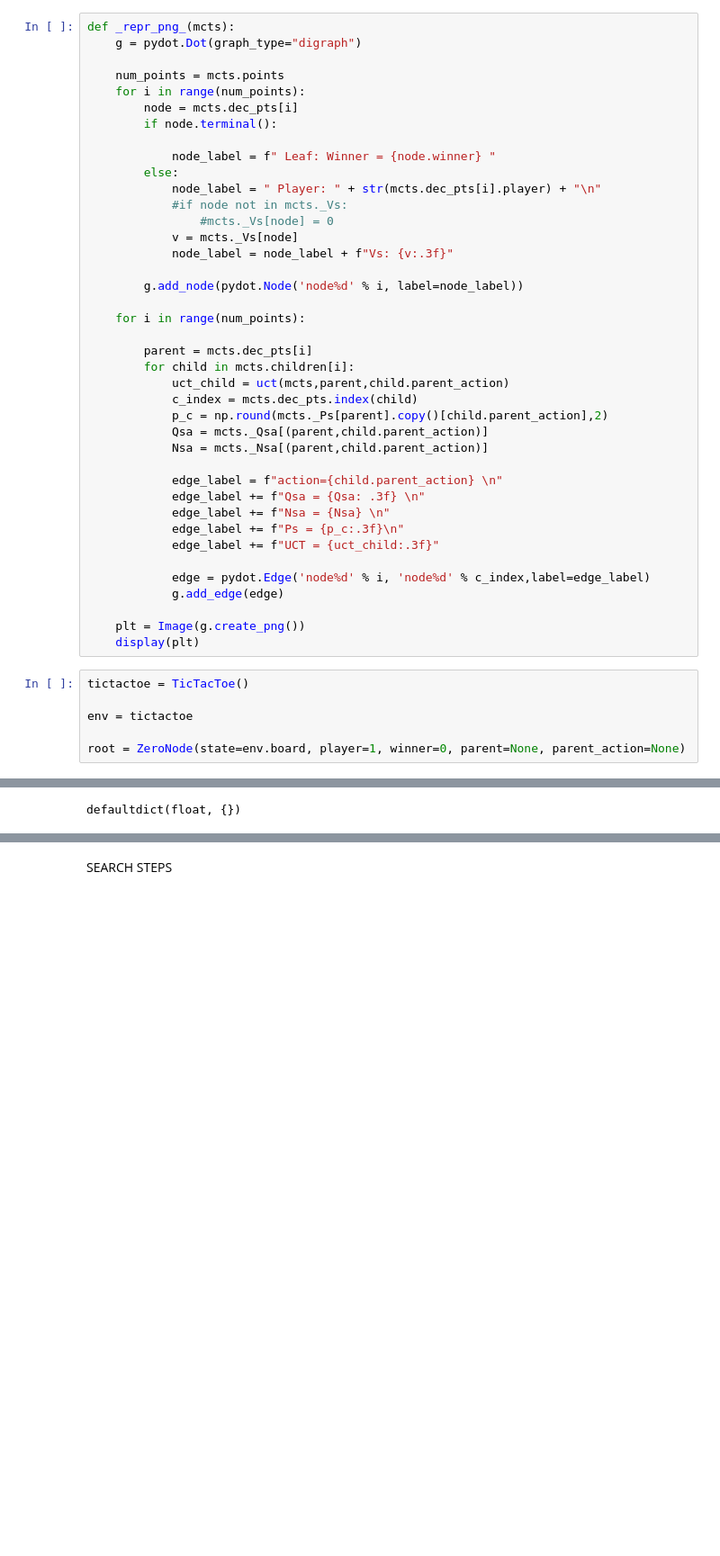
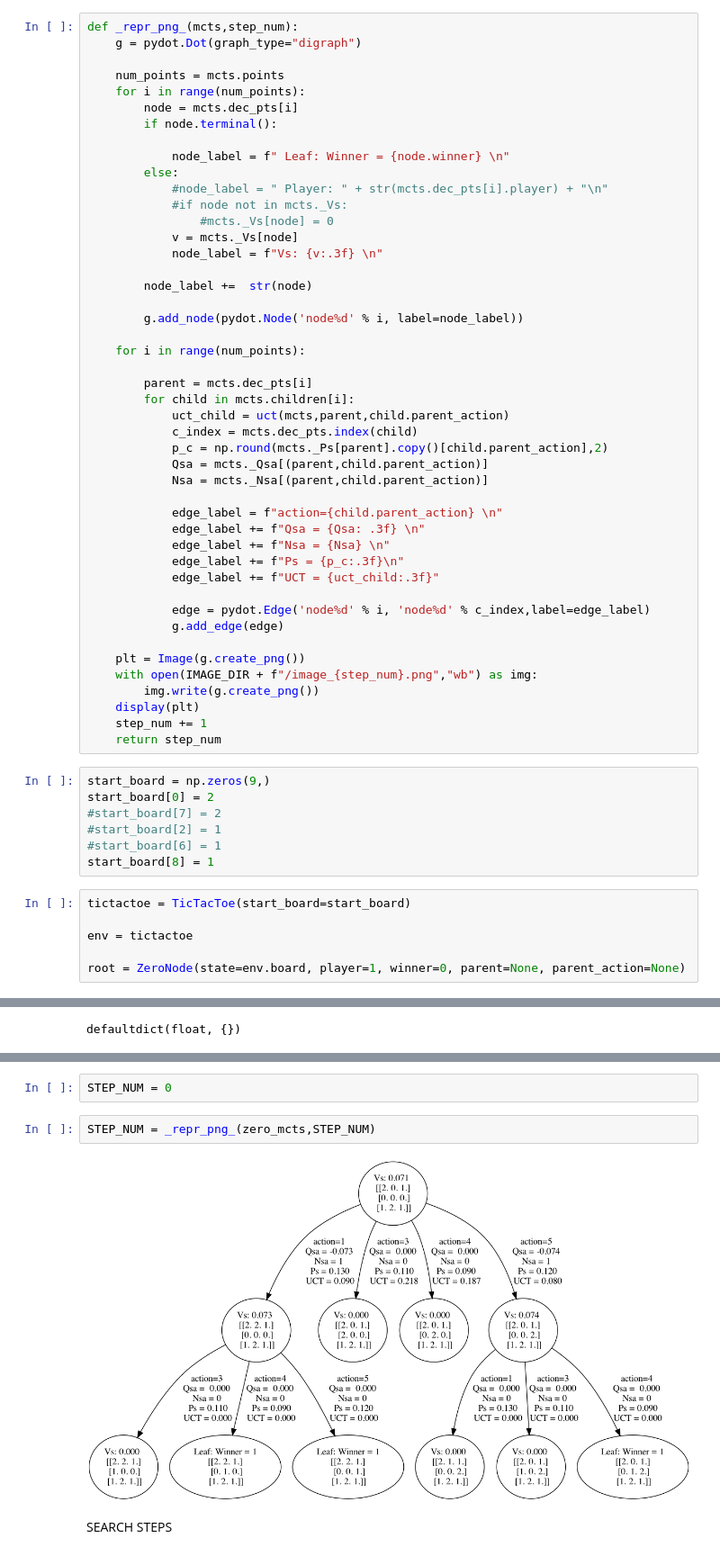
Before and after one commit to DavidRSeWell/VikingZero, a Jupyter notebook: notebooks/step_tutorial.ipynb, the cells around one changed output, grey strips where cells are left out. Shown at 90% size. Cells and saved outputs as stored; diff of their text form; blank space fills up the shorter version.

Commit message:
Just adding graphic

```diff
--- a/notebooks/step_tutorial.ipynb
+++ b/notebooks/step_tutorial.ipynb
@@ -32,5 +39,5 @@ def uct(mcts,node,a):
 # %%
-def _repr_png_(mcts):
+def _repr_png_(mcts,step_num):
     g = pydot.Dot(graph_type="digraph")
 
     num_points = mcts.points
@@ -38,13 +45,15 @@ def _repr_png_(mcts):
         node = mcts.dec_pts[i]
         if node.terminal():
 
-            node_label = f" Leaf: Winner = {node.winner} "
+            node_label = f" Leaf: Winner = {node.winner} \n"
         else:
-            node_label = " Player: " + str(mcts.dec_pts[i].player) + "\n"
+            #node_label = " Player: " + str(mcts.dec_pts[i].player) + "\n"
             #if node not in mcts._Vs:
                 #mcts._Vs[node] = 0
             v = mcts._Vs[node]
-            node_label = node_label + f"Vs: {v:.3f}"
+            node_label = f"Vs: {v:.3f} \n"
+
+        node_label +=  str(node)
 
         g.add_node(pydot.Node('node%d' % i, label=node_label))
 
@@ -68,9 +77,20 @@ def _repr_png_(mcts):
             g.add_edge(edge)
 
     plt = Image(g.create_png())
+    with open(IMAGE_DIR + f"/image_{step_num}.png","wb") as img:
+        img.write(g.create_png())
     display(plt)
+    step_num += 1
+    return step_num
+# %%
+start_board = np.zeros(9,)
+start_board[0] = 2
+#start_board[7] = 2
+#start_board[2] = 1
+#start_board[6] = 1
+start_board[8] = 1
 # %%
-tictactoe = TicTacToe()
+tictactoe = TicTacToe(start_board=start_board)
 
 env = tictactoe
 
@@ -109,3 +134,9 @@ _repr_png_(zero_mcts)
+# %%
+STEP_NUM = 0
+# %%
+STEP_NUM = _repr_png_(zero_mcts,STEP_NUM)
+# %% [output]
+[figure, added]
 # %% [markdown]
 SEARCH STEPS
 # %% [markdown]
```
Also changed, not shown: parts of 12 cells of this notebook, 9 other files.
